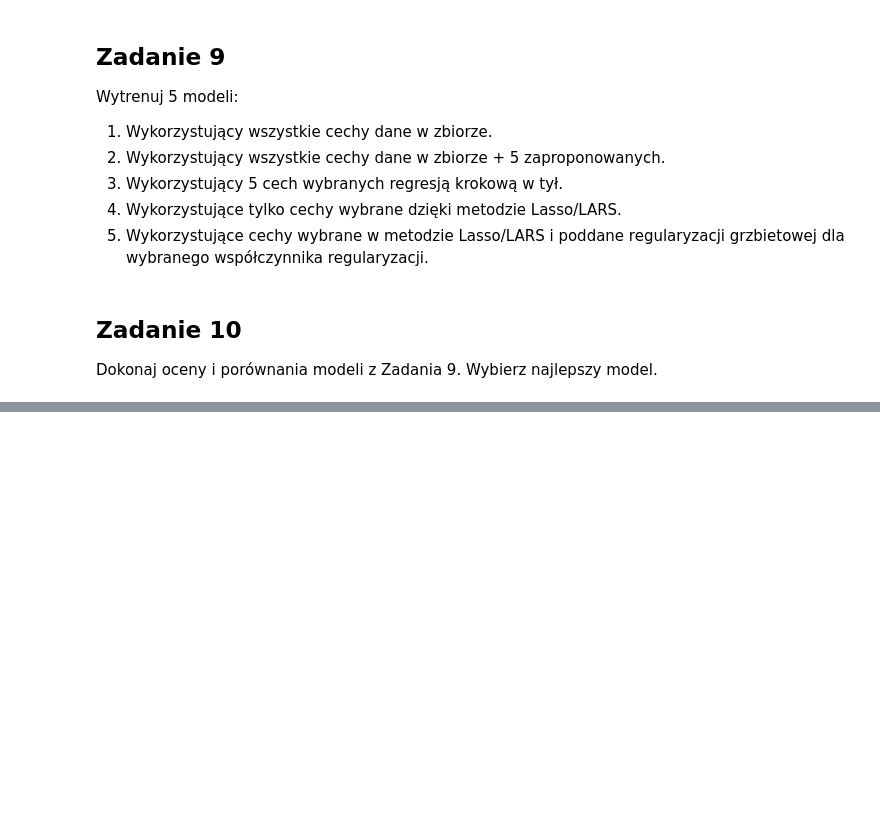
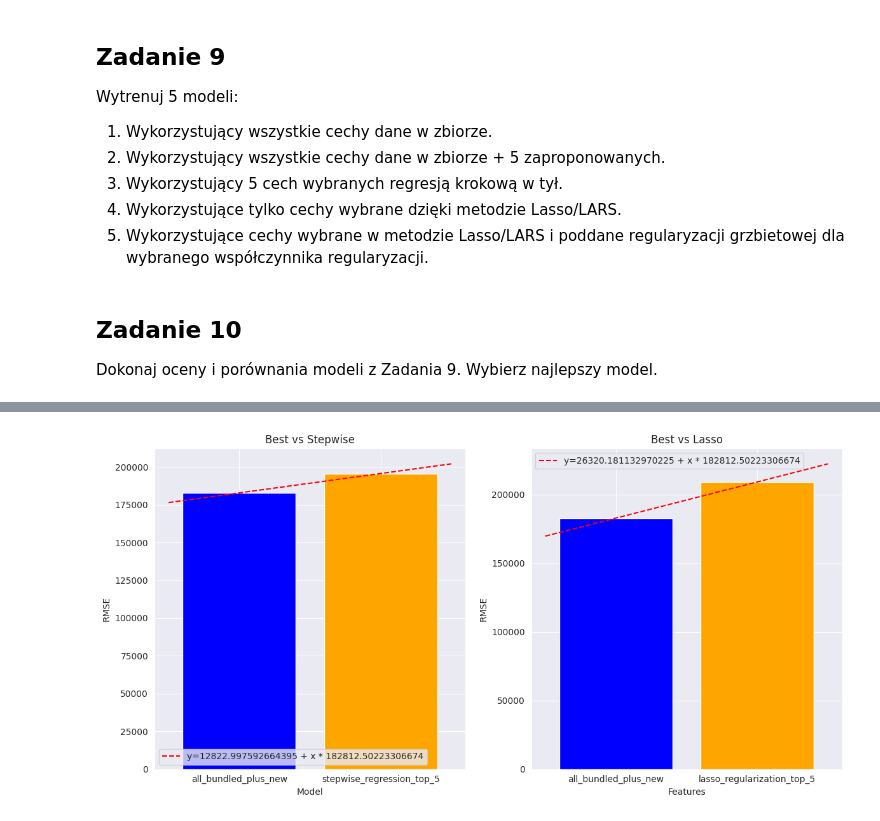
Before and after one commit to legeof008/saris-2024, a Jupyter notebook: projekt/PI-cleared.ipynb, the cells around one changed output, grey strips where cells are left out. Cells and saved outputs as stored; diff of their text form; code cells hidden in the pictures; blank space fills up the shorter version.

```diff
--- a/projekt/PI-cleared.ipynb
+++ b/projekt/PI-cleared.ipynb
@@ -735,0 +740,32 @@ plt.show()
+# %%
+best_vs_reduced_1 = {'Model': ["all_bundled_plus_new", "stepwise_regression_top_5"], 'RMSE': [RMSE_val["all_bundled_plus_new"], RMSE_val["stepwise_regression_top_5"]]}
+best_vs_reduced_2 = {'Model': ["all_bundled_plus_new", "lasso_regularization_top_5"], 'RMSE': [RMSE_val["all_bundled_plus_new"], RMSE_val["lasso_regularization_top_5"]]}
+fig, (ax1, ax2) = plt.subplots(1, 2, figsize=(12, 6))
+ax1.bar(best_vs_reduced_1['Model'], best_vs_reduced_1['RMSE'], color=['blue', 'orange'])
+ax1.set_title('Best vs Stepwise')
+ax1.set_xlabel('Model')
+ax1.set_ylabel('RMSE')
+x1 = np.array([0, 1])
+y1 = np.array(best_vs_reduced_1['RMSE'])
+coefficients1 = np.polyfit(x1, y1, 1)
+linear_function1 = np.poly1d(coefficients1)
+x_line1 = np.linspace(-0.5, 1.5, 100)
+y_line1 = linear_function1(x_line1)
+ax1.plot(x_line1, y_line1, color='red', linestyle='--', label=f'y={coefficients1[0]} + x * {coefficients1[1]}')
+ax1.legend()
+ax2.bar(best_vs_reduced_2['Model'], best_vs_reduced_2['RMSE'], color=['blue', 'orange'])
+ax2.set_title('Best vs Lasso')
+ax2.set_xlabel('Features')
+ax2.set_ylabel('RMSE')
+x2 = np.array([0, 1])
+y2 = np.array(best_vs_reduced_2['RMSE'])
+coefficients2 = np.polyfit(x2, y2, 1)
+linear_function2 = np.poly1d(coefficients2)
+x_line2 = np.linspace(-0.5, 1.5, 100)
+y_line2 = linear_function2(x_line2)
+ax2.plot(x_line2, y_line2, color='red', linestyle='--', label=f'y={coefficients2[0]} + x * {coefficients2[1]}')
+ax2.legend()
+plt.tight_layout()
+plt.show()
+# %% [output]
+[figure, added]
```
Also changed, not shown: parts of 13 cells of this notebook.
